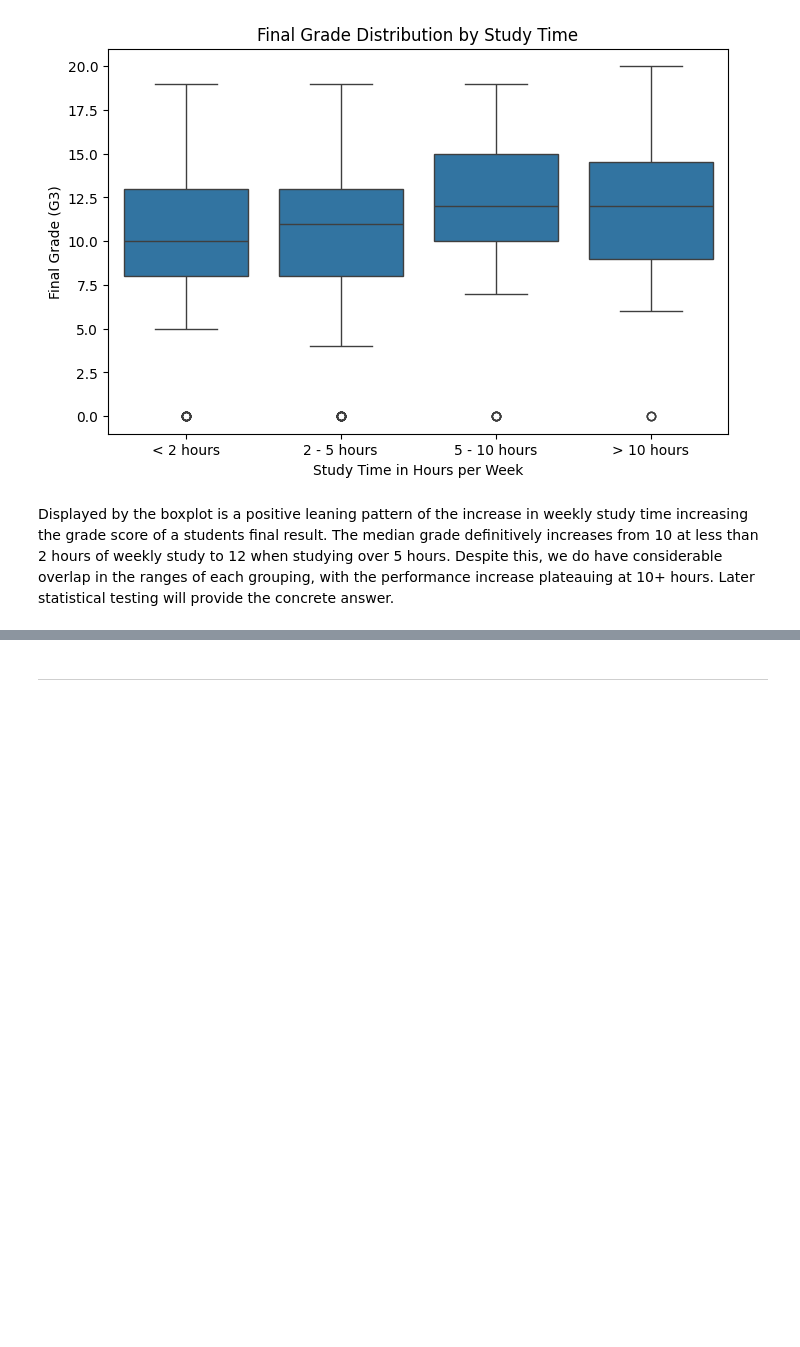
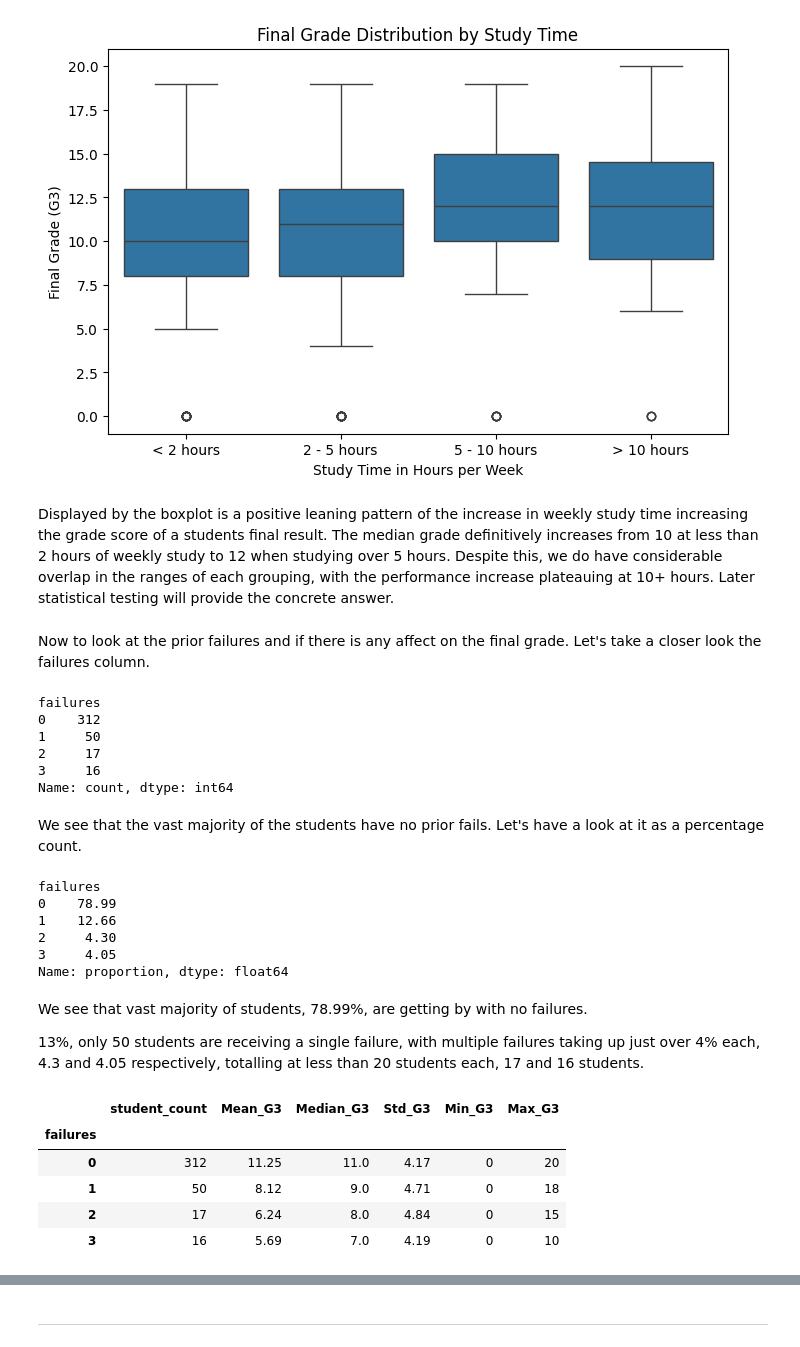
Before and after one commit to 13NateMate37/NHastings_StudentsWhoSlipOnMaths_CI_Capstone_3, a Jupyter notebook: jupyter_notebooks/2_EDA.ipynb, the cells around one changed output, grey strips where cells are left out. Drawn from its saved outputs; the diff is of its cells as text; code cells hidden in the pictures; blank space fills up the shorter version.

```diff
--- a/jupyter_notebooks/2_EDA.ipynb
+++ b/jupyter_notebooks/2_EDA.ipynb
@@ -203,3 +203,49 @@ plt.show()
 [figure]
 # %% [markdown]
 Displayed by the boxplot is a positive leaning pattern of the increase in weekly study time increasing the grade score of a students final result. The median grade definitively increases from 10 at less than 2 hours of weekly study to 12 when studying over 5 hours. Despite this, we do have considerable overlap in the ranges of each grouping, with the performance increase plateauing at 10+ hours. Later statistical testing will provide the concrete answer.
+# %% [markdown]
+Now to look at the prior failures and if there is any affect on the final grade. Let's take a closer look the failures column.
+# %%
+# Count of students with X failures
+df_cleaned["failures"].value_counts().sort_index()
+# %% [output]
+failures
+0    312
+1     50
+2     17
+3     16
+Name: count, dtype: int64
+# %% [markdown]
+We see that the vast majority of the students have no prior fails. Let's have a look at it as a percentage count.
+# %%
+df_cleaned["failures"].value_counts(
+    normalize=True
+    ).sort_index().mul(100).round(2)
+# %% [output]
+failures
+0    78.99
+1    12.66
+2     4.30
+3     4.05
+Name: proportion, dtype: float64
+# %% [markdown]
+We see that vast majority of students, 78.99%, are getting by with no failures.
+
+13%, only 50 students are receiving a single failure, with multiple failures taking up just over 4% each, 4.3 and 4.05 respectively, totalling at less than 20 students each, 17 and 16 students.
+# %%
+# Reused method from earlier to compare against final grade
+df_cleaned.groupby("failures").agg(
+    student_count = ("G3", "count"),
+    Mean_G3 = ("G3", "mean"),
+    Median_G3 = ("G3", "median"),
+    Std_G3 = ("G3", "std"),
+    Min_G3 = ("G3", "min"),
+    Max_G3 = ("G3", "max")
+).round(2)
+# %% [output]
+|  | student_count | Mean_G3 | Median_G3 | Std_G3 | Min_G3 | Max_G3 |
+| failures |  |  |  |  |  |  |
+| 0 | 312 | 11.25 | 11.0 | 4.17 | 0 | 20 |
+| 1 | 50 | 8.12 | 9.0 | 4.71 | 0 | 18 |
+| 2 | 17 | 6.24 | 8.0 | 4.84 | 0 | 15 |
+| 3 | 16 | 5.69 | 7.0 | 4.19 | 0 | 10 |
```
Also changed, not shown: parts of 3 cells of this notebook.
